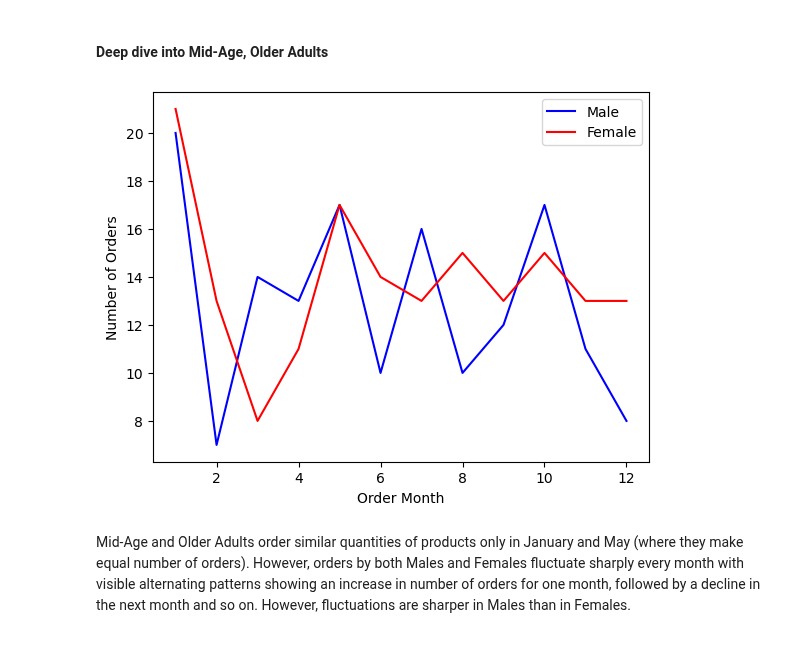
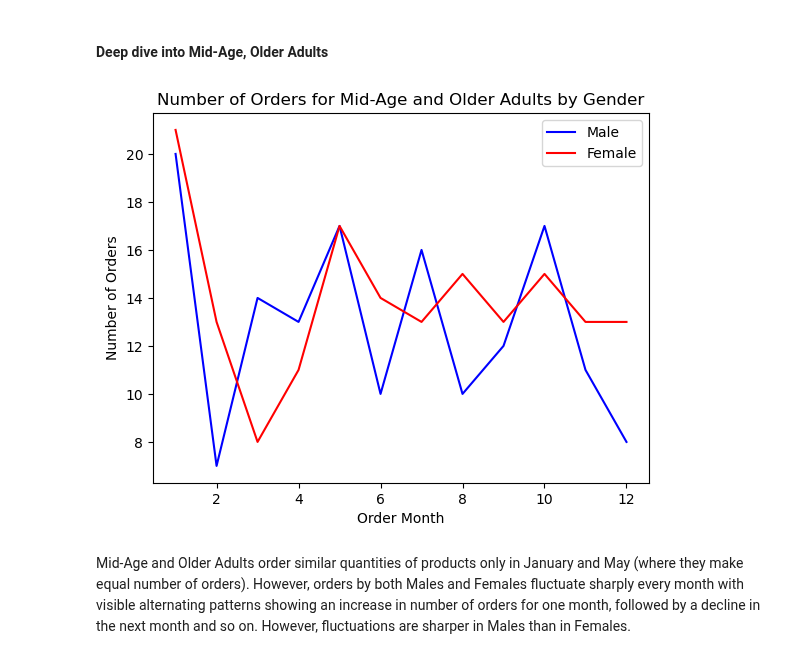
Before and after one commit to Mohammed-Hanan-Othman/ecommerce-sales-analysis, a Jupyter notebook: notebooks/1.customer_behaviour_analysis.ipynb, the cells around one changed output. Cells and saved outputs as stored; diff of their text form; code cells hidden in the pictures.

```diff
--- a/notebooks/1.customer_behaviour_analysis.ipynb
+++ b/notebooks/1.customer_behaviour_analysis.ipynb
@@ -181,20 +178,21 @@ Females in these age groups on the other hand, start the year with few orders fr
 # %%
 # Create filter masks
 mask_age_group = df["Age Group"].isin(["Mid-Age", "Older Adults"])
 mask_gender_male = df["Gender"] == "Male"
 mask_gender_female = df["Gender"] == "Female"
 
 # Obtain separate data for Mid-Age and Older Adults by gender
 mid_older_adults_male = df[mask_age_group & mask_gender_male]
 mid_older_adults_female = df[mask_age_group & mask_gender_female]
 
 mid_older_adults_male["Order Month"].value_counts().sort_index().rename("Male").plot(kind="line", color="blue", legend=True)
 mid_older_adults_female["Order Month"].value_counts().sort_index().rename("Female").plot(kind="line", color="red", legend=True)
 plt.xlabel("Order Month")
 plt.ylabel("Number of Orders")
+plt.title("Number of Orders for Mid-Age and Older Adults by Gender")
 plt.show()
 # %% [output]
-[figure, old version]
+[figure, new version]
 # %% [markdown]
 Mid-Age and Older Adults order similar quantities of products only in January and May (where they make equal number of orders). However, orders by both Males and Females fluctuate sharply every month with visible alternating patterns showing an increase in number of orders for one month, followed by a decline in the next month and so on. However, fluctuations are sharper in Males than in Females.
 # %% [markdown]
```
Also changed, not shown: parts of 20 cells of this notebook.
